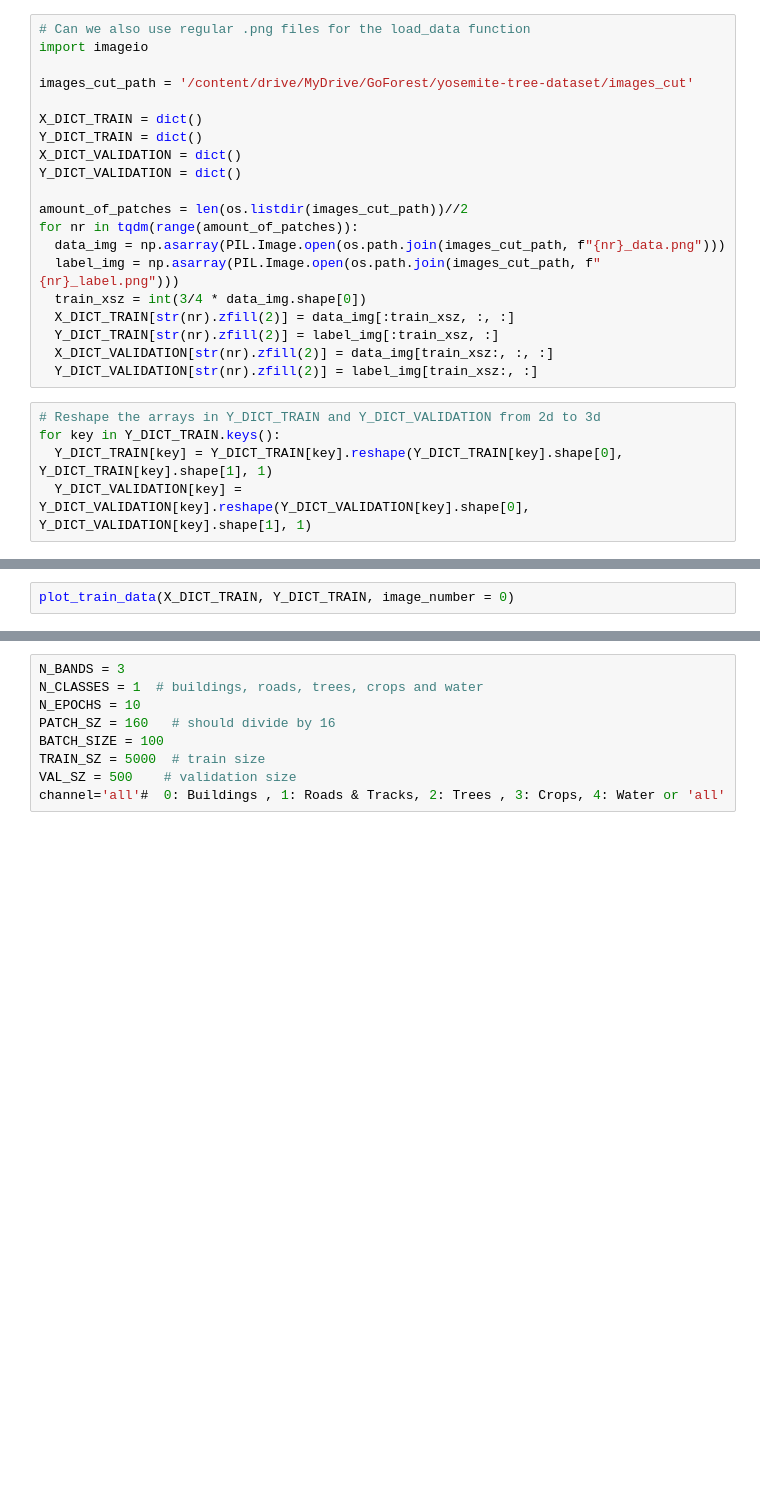
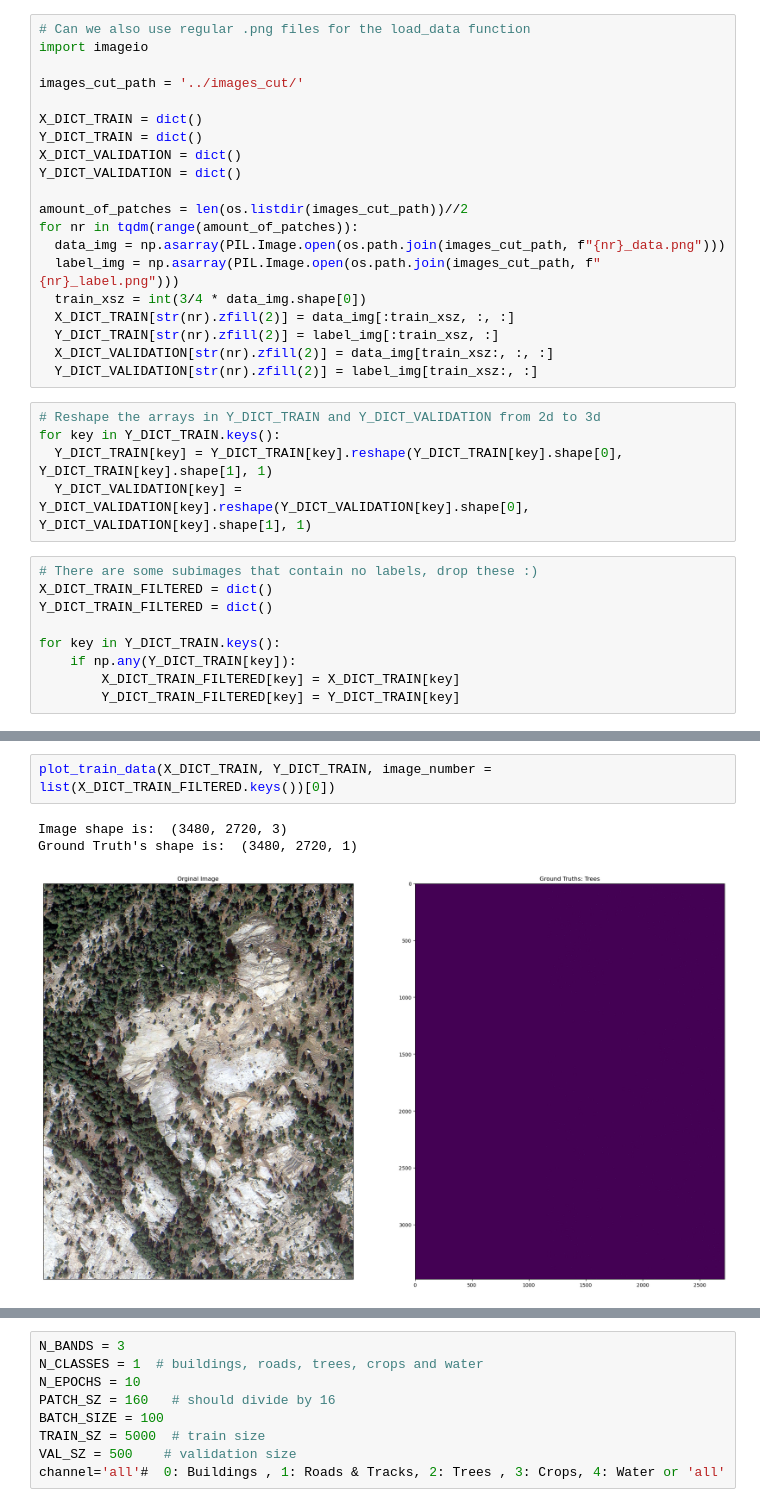
Before and after one commit to robaetem/goforest-tree-counting, a Jupyter notebook: Counting-Trees-using-Satellite-Images/Main.ipynb, the cells around one changed output, grey strips where cells are left out. Saved outputs shown, nothing was run; the diff lists cells and outputs as text; blank space fills up the shorter version.

```diff
--- a/Counting-Trees-using-Satellite-Images/Main.ipynb
+++ b/Counting-Trees-using-Satellite-Images/Main.ipynb
@@ -56,7 +28,7 @@ ImageFile.LOAD_TRUNCATED_IMAGES = True
 # Can we also use regular .png files for the load_data function
 import imageio
 
-images_cut_path = '/content/drive/MyDrive/GoForest/yosemite-tree-dataset/images_cut'
+images_cut_path = '../images_cut/'
 
 X_DICT_TRAIN = dict()
 Y_DICT_TRAIN = dict()
@@ -77,3 +49,12 @@ for nr in tqdm(range(amount_of_patches)):
 for key in Y_DICT_TRAIN.keys():
   Y_DICT_TRAIN[key] = Y_DICT_TRAIN[key].reshape(Y_DICT_TRAIN[key].shape[0], Y_DICT_TRAIN[key].shape[1], 1)
   Y_DICT_VALIDATION[key] = Y_DICT_VALIDATION[key].reshape(Y_DICT_VALIDATION[key].shape[0], Y_DICT_VALIDATION[key].shape[1], 1)
+# %%
+# There are some subimages that contain no labels, drop these :)
+X_DICT_TRAIN_FILTERED = dict()
+Y_DICT_TRAIN_FILTERED = dict()
+
+for key in Y_DICT_TRAIN.keys():
+    if np.any(Y_DICT_TRAIN[key]):
+        X_DICT_TRAIN_FILTERED[key] = X_DICT_TRAIN[key]
+        Y_DICT_TRAIN_FILTERED[key] = Y_DICT_TRAIN[key]
@@ -80,2 +65,6 @@ for key in Y_DICT_TRAIN.keys():
 # %%
-plot_train_data(X_DICT_TRAIN, Y_DICT_TRAIN, image_number = 0)
+plot_train_data(X_DICT_TRAIN, Y_DICT_TRAIN, image_number = list(X_DICT_TRAIN_FILTERED.keys())[0])
+# %% [output]
+Image shape is:  (3480, 2720, 3)
+Ground Truth's shape is:  (3480, 2720, 1)
+[figure, added]
```
Also changed, not shown: parts of 10 cells of this notebook, 2 other files.
